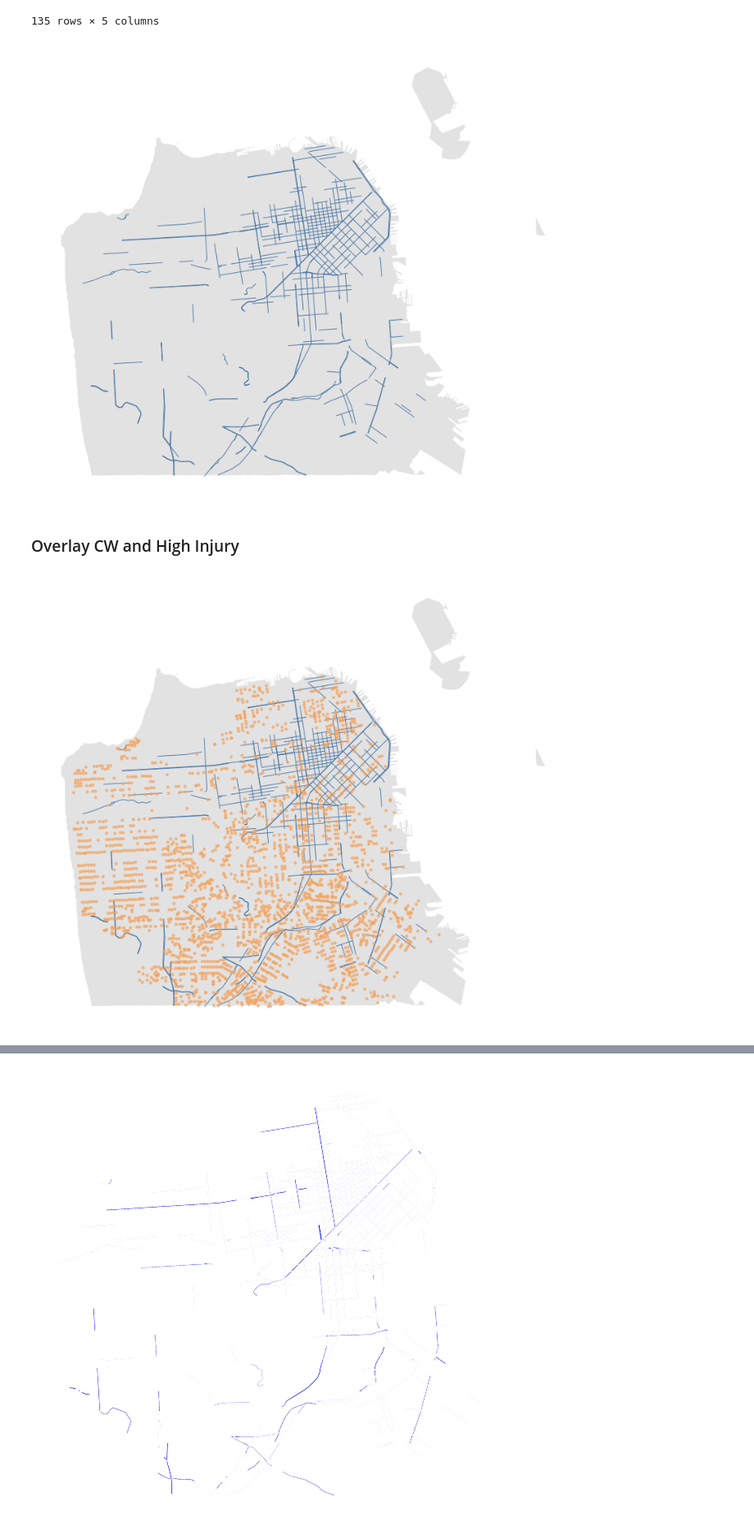
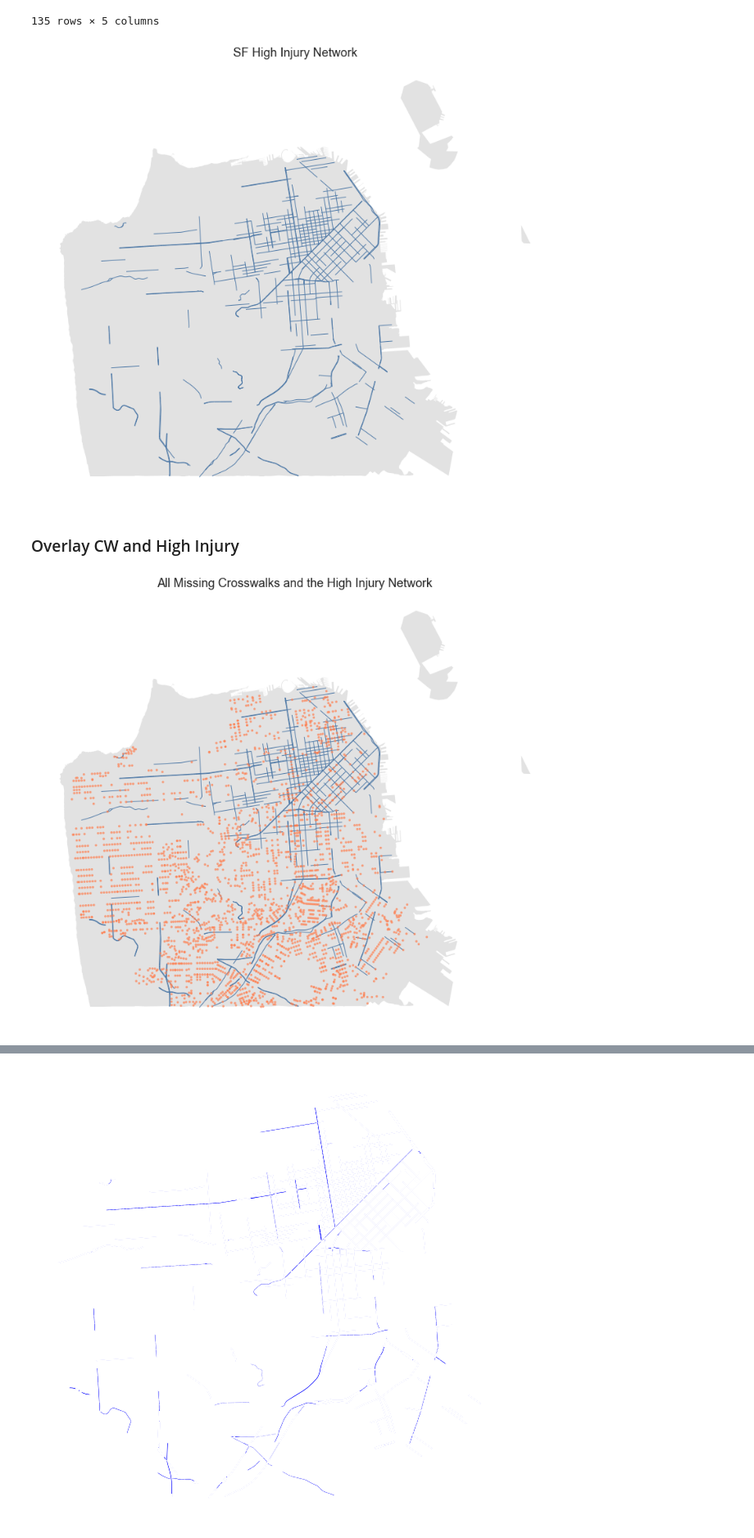
Before and after one commit to hua-mike/cp255-project, a Jupyter notebook: cp255-project-nb.ipynb, the cells around one changed output, grey strips where cells are left out. Shown at 82% size. Cells and saved outputs as stored; diff of their text form; code cells hidden in the pictures.

```diff
--- a/cp255-project-nb.ipynb
+++ b/cp255-project-nb.ipynb
@@ -34,5 +34,5 @@ import plotly.express as px
 import statsmodels.api as sm
 # %%
 # Set Seaborn Aesthetics
-sns.set_context("notebook", font_scale=1.25)
+sns.set_context("notebook", font_scale=1.5)
 sns.set_style("white")
@@ -286,12 +312,12 @@ injnet
 fig, ax = plt.subplots(figsize=(18,12))
 injnet.plot(color=tab_blue,linewidth=1, legend=True, ax=ax)
 outline.plot(color=base_gray, edgecolor='none', linewidth=1, ax=ax)
-# ax.set_title('High Injury Network and Missing Crosswalks')
+ax.set_title('SF High Injury Network')
 ax.set_axis_off()
 plt.savefig("docs/images/hi-injury.png", dpi=save_dpi, bbox_inches='tight', transparent=True)
 plt.show()
 # %% [output]
-[figure, old version]
+[figure, new version]
 # %%
 # lats = []
 # lons = []
@@ -324,13 +350,14 @@ plt.show()
 # %%
 fig, ax = plt.subplots(figsize=(18,12))
 injnet.plot(color=tab_blue,linewidth=1, legend=True, ax=ax, zorder=2)
-no_cw.plot(markersize=12, color = 'sandybrown', alpha=0.7, ax=ax, zorder=3)
+no_cw.plot(markersize=12, color = 'coral', edgecolor='none', legend=True, alpha=0.7, ax=ax, zorder=3)
 outline.plot(color=base_gray, edgecolor='none', ax=ax, zorder=1)
+ax.set_title('All Missing Crosswalks and the High Injury Network')
 ax.set_axis_off()
 plt.savefig("docs/images/hi-inj-no-cw.png", dpi=save_dpi, bbox_inches='tight', transparent=True)
 plt.show()
 # %% [output]
-[figure, old version]
+[figure, new version]
 # %%
 # project to projected CRS to use units of meters
 injnet_prj = injnet.to_crs(projected_crs)
```
Also changed, not shown: parts of 26 cells of this notebook.
